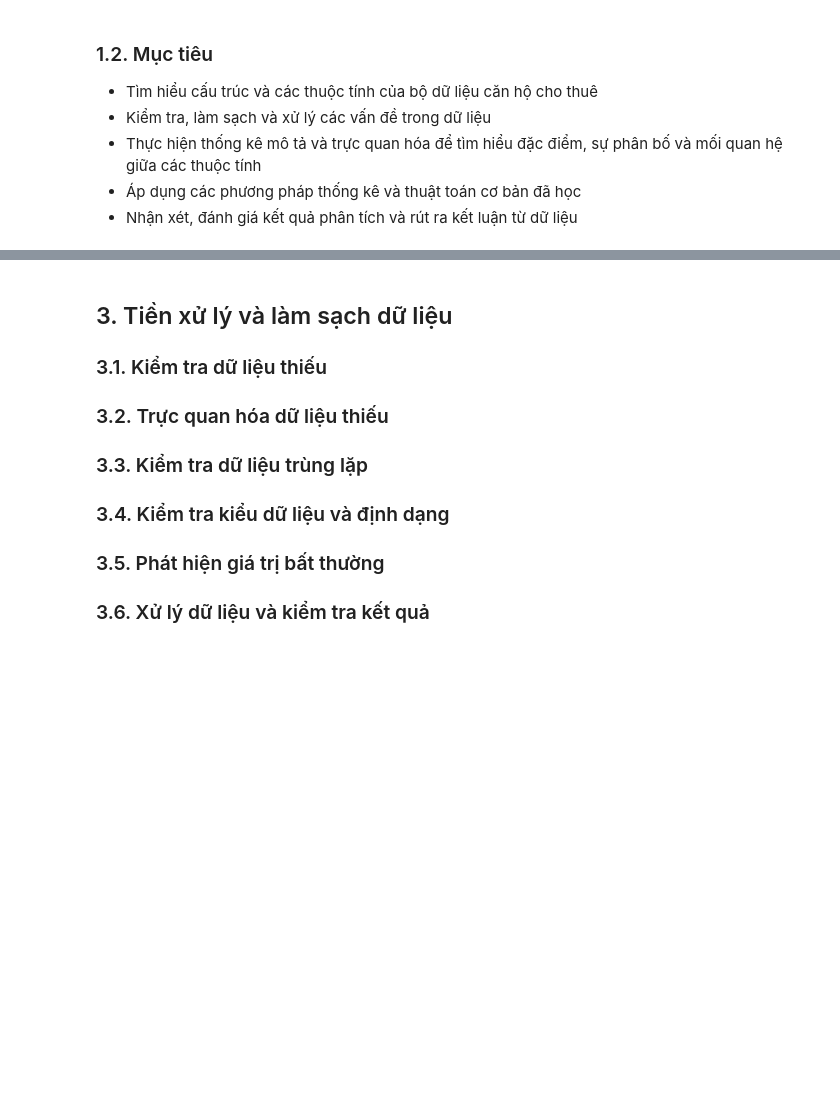
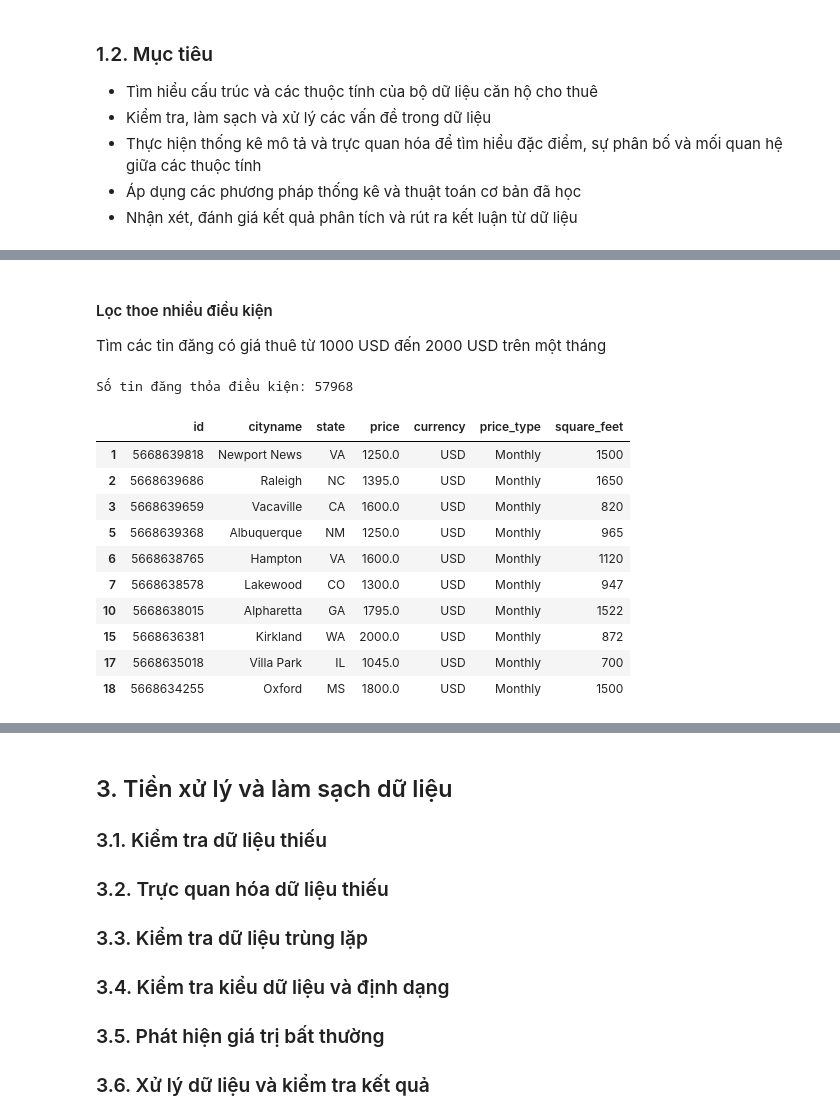
Before and after one commit to 1amBlake/apartment-rental-analysis-iuh, a Jupyter notebook: notebooks/apartment_retal_analysis.ipynb, the cells around one changed output, grey strips where cells are left out. Drawn from its saved outputs; the diff is of its cells as text; code cells hidden in the pictures; blank space fills up the shorter version.

```diff
--- a/notebooks/apartment_retal_analysis.ipynb
+++ b/notebooks/apartment_retal_analysis.ipynb
@@ -25,0 +60,11 @@ Dữ liệu căn hộ cho thuê chứa nhiều thông tin như giá thuê, số
+# %%
+import pandas as pd
+
+df = pd.read_csv(
+    "../data/raw/apartments_for_rent_classified_100K.csv",
+    sep=";",
+    encoding="cp1252",
+    low_memory=False
+)
+
+display(df.head())
@@ -25,0 +166,28 @@ Dữ liệu căn hộ cho thuê chứa nhiều thông tin như giá thuê, số
+# %% [markdown]
+#### Lọc thoe nhiều điều kiện
+Tìm các tin đăng có giá thuê từ 1000 USD đến 2000 USD trên một tháng
+# %%
+df_price_range = df.loc[
+    (df["price"] >= 1000) &
+    (df["price"] <= 2000) &
+    (df["currency"] == "USD") &
+    (df["price_type"] == "Monthly"),
+    ["id", "cityname", "state", "price", "currency",
+     "price_type", "square_feet"]
+]
+
+print("Số tin đăng thỏa điều kiện:", len(df_price_range))
+display(df_price_range.head(10))
+# %% [output]
+Số tin đăng thỏa điều kiện: 57968
+|  | id | cityname | state | price | currency | price_type | square_feet |
+| 1 | 5668639818 | Newport News | VA | 1250.0 | USD | Monthly | 1500 |
+| 2 | 5668639686 | Raleigh | NC | 1395.0 | USD | Monthly | 1650 |
+| 3 | 5668639659 | Vacaville | CA | 1600.0 | USD | Monthly | 820 |
+| 5 | 5668639368 | Albuquerque | NM | 1250.0 | USD | Monthly | 965 |
+| 6 | 5668638765 | Hampton | VA | 1600.0 | USD | Monthly | 1120 |
+| 7 | 5668638578 | Lakewood | CO | 1300.0 | USD | Monthly | 947 |
+| 10 | 5668638015 | Alpharetta | GA | 1795.0 | USD | Monthly | 1522 |
+| 15 | 5668636381 | Kirkland | WA | 2000.0 | USD | Monthly | 872 |
+| 17 | 5668635018 | Villa Park | IL | 1045.0 | USD | Monthly | 700 |
+| 18 | 5668634255 | Oxford | MS | 1800.0 | USD | Monthly | 1500 |
```
Also changed, not shown: parts of 26 cells of this notebook, 7 other files.
